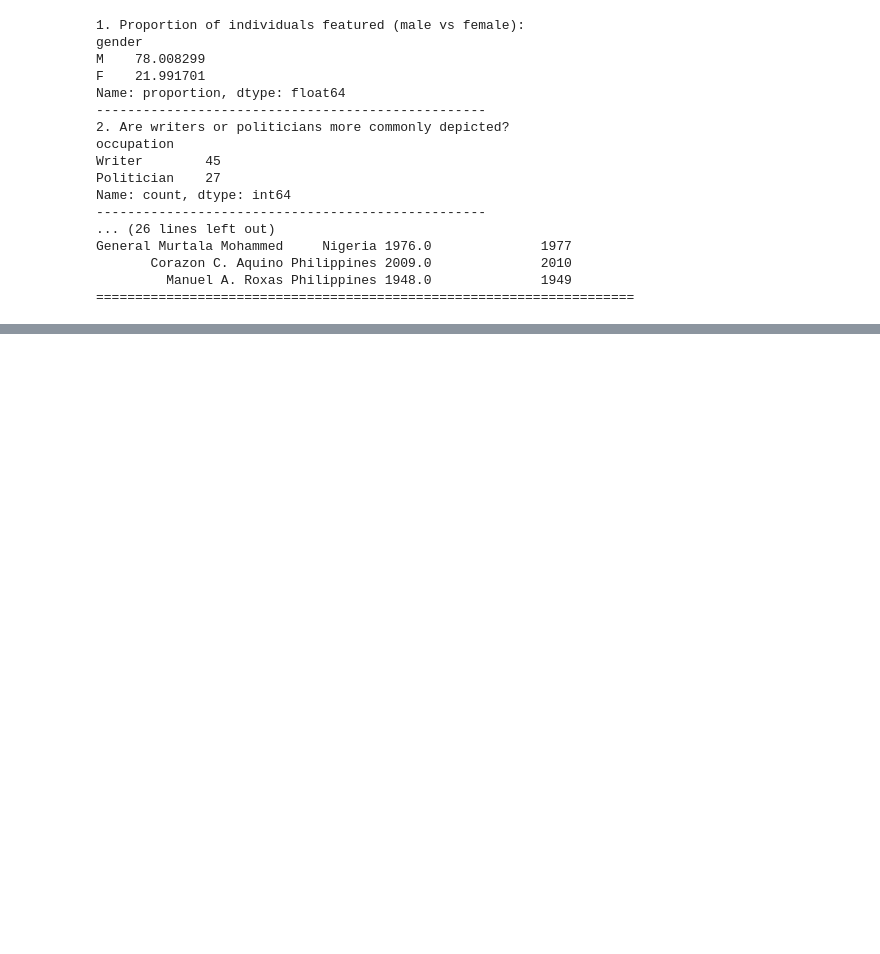
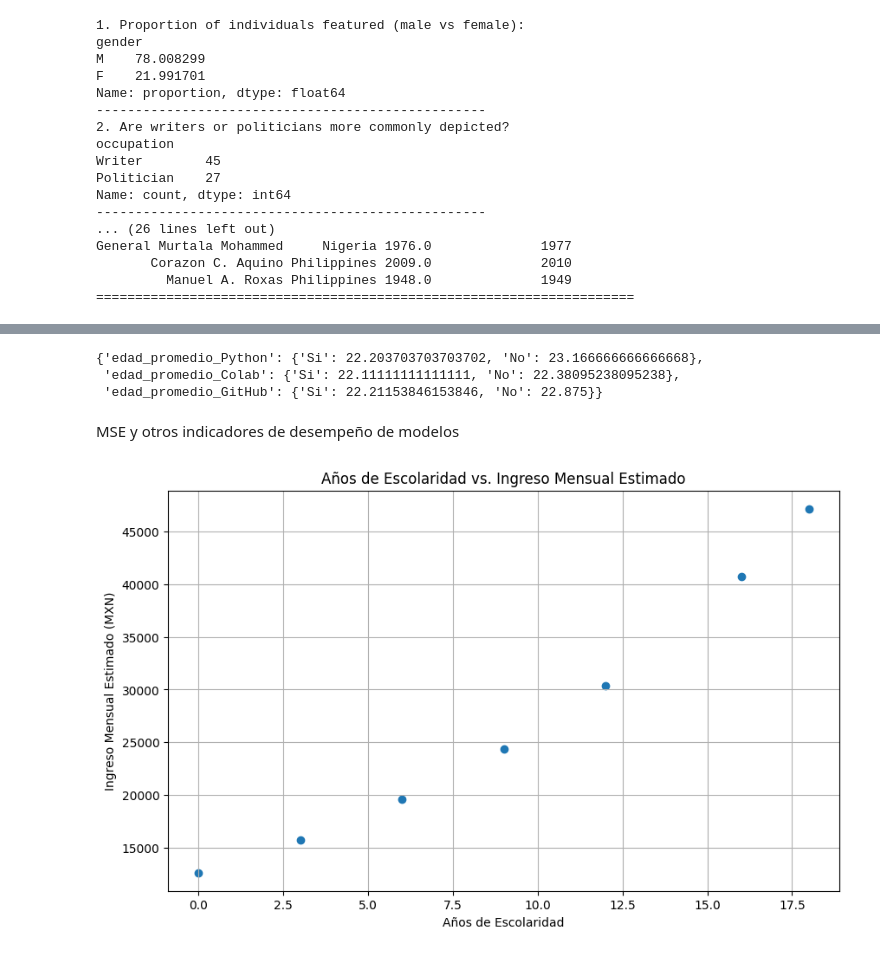
Before and after one commit to Jpablo179804/MineriaDatos, a Jupyter notebook: MineriaDatos.ipynb, the cells around one changed output, grey strips where cells are left out. Saved outputs shown, nothing was run; the diff lists cells and outputs as text; code cells hidden in the pictures; blank space fills up the shorter version.

Commit message:
Se creó con Colab

```diff
--- a/MineriaDatos.ipynb
+++ b/MineriaDatos.ipynb
@@ -3795,0 +3845,19 @@ General Murtala Mohammed     Nigeria 1976.0              1977
+# %%
+import numpy as np
+import pandas as pd
+import matplotlib.pyplot as plt
+
+# Tamaño y estilo de gráficos
+plt.rcParams["figure.dpi"] = 160
+plt.style.use('seaborn-v0_8-whitegrid')
+
+# Cargar datos
+df = pd.read_csv('/content/drive/MyDrive/UPSLP/Minería de datos/raw.csv')
+df.columns = [c.strip() for c in df.columns]
+
+# Variables
+df['edad'] = pd.to_numeric(df['¿Cuántos años cumplidos tienes?'], errors='coerce')
+map_sn = {'Si': True, 'No': False}
+df['prog_python'] = df['¿Has realizado programas utilizando Python?'].map(map_sn)
+df['usa_colab'] = df['¿Has utilizado Google Colab?'].map(map_sn)
+df['cuenta_github'] = df['¿Tienes cuenta de GitHub?'].map(map_sn)
@@ -3795,0 +4085,17 @@ General Murtala Mohammed     Nigeria 1976.0              1977
+# %%
+# Medias de edad por grupo (NumPy)
+means_by_group = {
+    'edad_promedio_Python': {'Si': float(np.mean(edad[prog_py])) if np.any(prog_py) else np.nan,
+                             'No': float(np.mean(edad[~prog_py])) if np.any(~prog_py) else np.nan},
+    'edad_promedio_Colab':  {'Si': float(np.mean(edad[usa_colab])) if np.any(usa_colab) else np.nan,
+                             'No': float(np.mean(edad[~usa_colab])) if np.any(~usa_colab) else np.nan},
+    'edad_promedio_GitHub': {'Si': float(np.mean(edad[cuenta_gh])) if np.any(cuenta_gh) else np.nan,
+                             'No': float(np.mean(edad[~cuenta_gh])) if np.any(~cuenta_gh) else np.nan},
+}
+means_by_group
+# %% [output]
+{'edad_promedio_Python': {'Si': 22.203703703703702, 'No': 23.166666666666668},
+ 'edad_promedio_Colab': {'Si': 22.11111111111111, 'No': 22.38095238095238},
+ 'edad_promedio_GitHub': {'Si': 22.21153846153846, 'No': 22.875}}
+# %% [markdown]
+MSE y otros indicadores de desempeño de modelos
@@ -3795,0 +4105,16 @@ General Murtala Mohammed     Nigeria 1976.0              1977
+# %%
+
+anios_escolaridad = np.array([0, 3, 6, 9, 12, 16, 18])
+ingreso_mensual_estimado_mx = np.array([12621, 15723, 19587, 24401, 30398, 40747, 47176])
+# %%
+import matplotlib.pyplot as plt
+
+plt.figure(figsize=(10, 6))
+plt.scatter(anios_escolaridad, ingreso_mensual_estimado_mx)
+plt.title('Años de Escolaridad vs. Ingreso Mensual Estimado')
+plt.xlabel('Años de Escolaridad')
+plt.ylabel('Ingreso Mensual Estimado (MXN)')
+plt.grid(True)
+plt.show()
+# %% [output]
+[figure, added]
```
Also changed, not shown: parts of 98 cells of this notebook.
